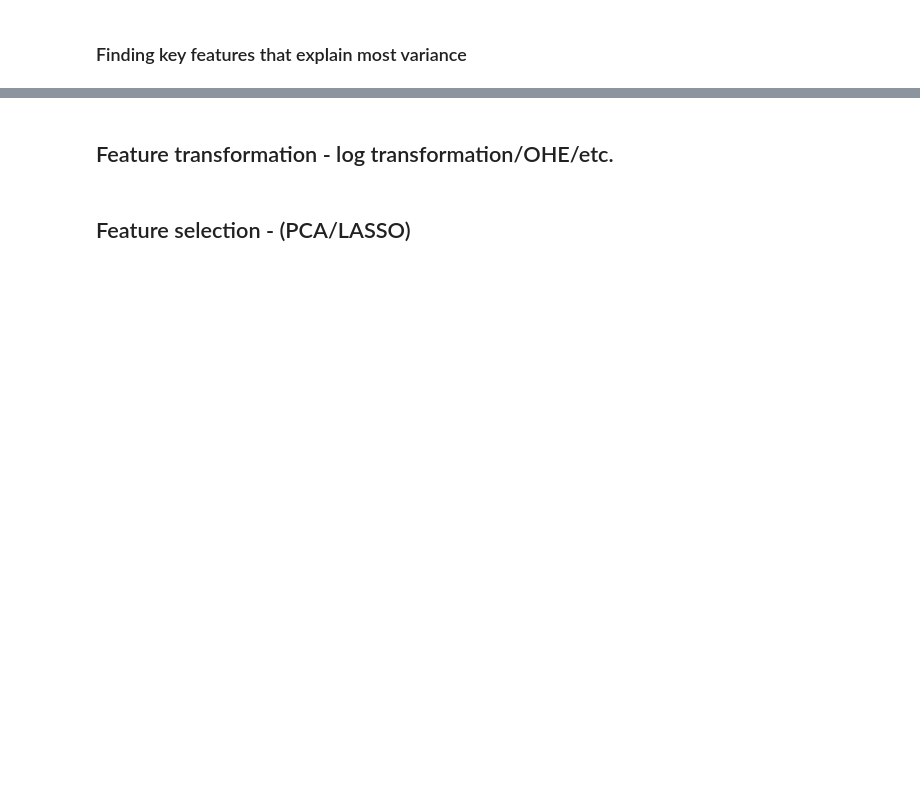
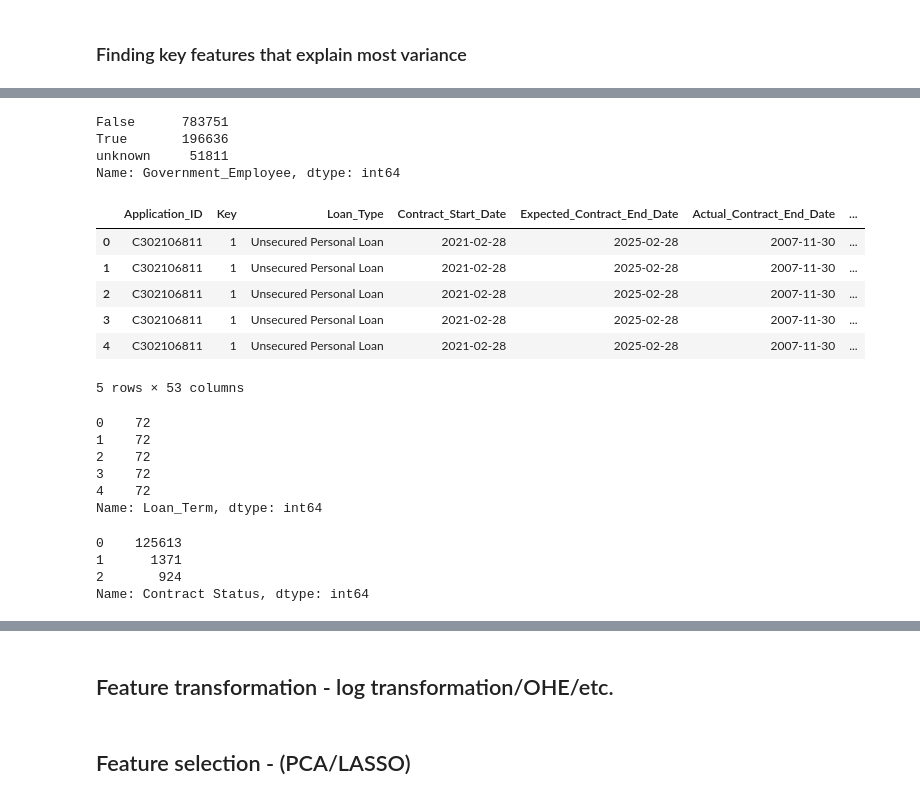
Before and after one commit to Cheptoi-Millicent/DSF-PT08P5-GROUP6-CAPSTONE-PROJECT, a Jupyter notebook: index.ipynb, the cells around one changed output, grey strips where cells are left out. Drawn from its saved outputs; the diff is of its cells as text; code cells hidden in the pictures; blank space fills up the shorter version.

```diff
--- a/index.ipynb
+++ b/index.ipynb
@@ -1720,0 +1897,21 @@ Name: Contract Status, dtype: int64
+# %%
+final_merged_1m_df['Government_Employee'].value_counts()
+# %% [output]
+False      783751
+True       196636
+unknown     51811
+Name: Government_Employee, dtype: int64
+# %%
+# dataset = pd.read_csv("C:/Users/amerc/Desktop/Project data/final_merged_1m_df.csv")
+# dataset.head()
+
+dataset = pd.read_csv("C:/Users/amerc/Desktop/Project data/final_merged_df_100k.csv")
+dataset.head()
+# %% [output]
+|  | Application_ID | Key | Loan_Type | Contract_Start_Date | Expected_Contract_End_Date | Actual_Contract_End_Date | ... |
+| 0 | C302106811 | 1 | Unsecured Personal Loan | 2021-02-28 | 2025-02-28 | 2007-11-30 | ... |
+| 1 | C302106811 | 1 | Unsecured Personal Loan | 2021-02-28 | 2025-02-28 | 2007-11-30 | ... |
+| 2 | C302106811 | 1 | Unsecured Personal Loan | 2021-02-28 | 2025-02-28 | 2007-11-30 | ... |
+| 3 | C302106811 | 1 | Unsecured Personal Loan | 2021-02-28 | 2025-02-28 | 2007-11-30 | ... |
+| 4 | C302106811 | 1 | Unsecured Personal Loan | 2021-02-28 | 2025-02-28 | 2007-11-30 | ... |
+5 rows × 53 columns
@@ -1720,0 +1922,18 @@ Name: Contract Status, dtype: int64
+# %%
+# Function to extract numeric value
+def extract_months(term):
+    match = re.search(r'\d+', str(term))  # Find first number in string
+    return int(match.group()) if match else None  # Convert to int
+
+# Apply function to Loan_Term column
+dataset['Loan_Term'] = dataset['Loan_Term'].apply(extract_months)
+
+# Check result
+print(dataset['Loan_Term'].head())
+# %% [output]
+0    72
+1    72
+2    72
+3    72
+4    72
+Name: Loan_Term, dtype: int64
@@ -1720,0 +1983,7 @@ Name: Contract Status, dtype: int64
+# %%
+dataset['Contract Status'].value_counts()
+# %% [output]
+0    125613
+1      1371
+2       924
+Name: Contract Status, dtype: int64
```
Also changed, not shown: parts of 69 cells of this notebook.
